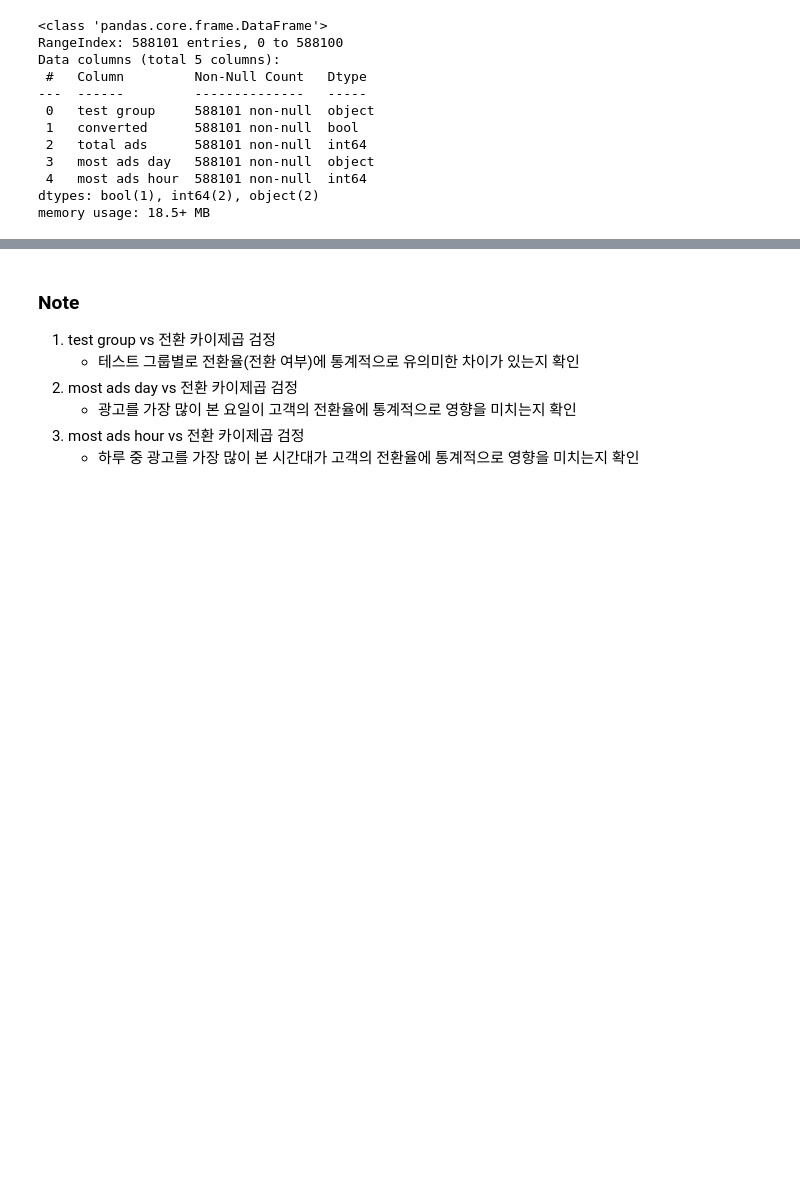
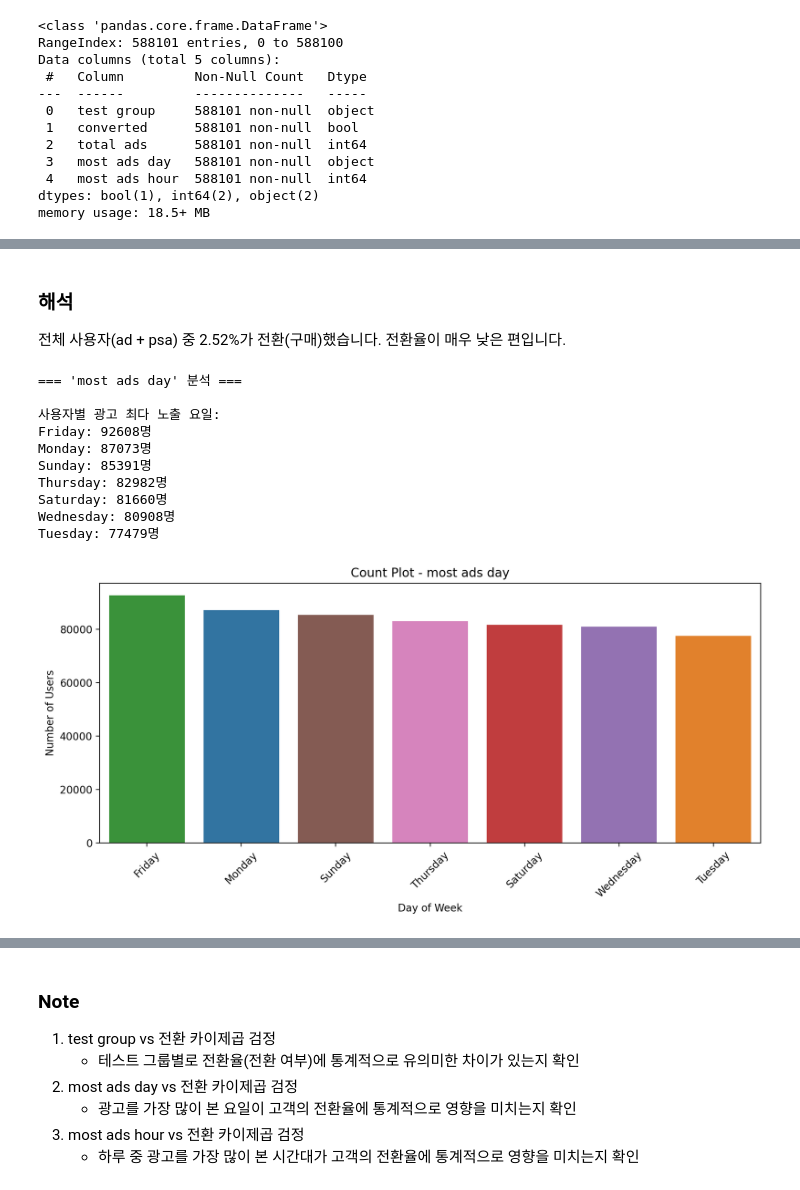
Before and after one commit to wIlloS2tree/portfolio, a Jupyter notebook: marketing-ab-testing-analysis/marketing_ab_testing.ipynb, the cells around one changed output, grey strips where cells are left out. Cells and saved outputs as stored; diff of their text form; code cells hidden in the pictures; blank space fills up the shorter version.

```diff
--- a/marketing-ab-testing-analysis/marketing_ab_testing.ipynb
+++ b/marketing-ab-testing-analysis/marketing_ab_testing.ipynb
@@ -860,0 +220,45 @@ Chi-squared test for most ads day vs converted:
+# %% [markdown]
+### 해석
+
+전체 사용자(ad + psa) 중 2.52%가 전환(구매)했습니다. 전환율이 매우 낮은 편입니다.
+# %%
+# 최다 광고 요일 분포 분석
+variable = 'most ads day'
+
+print(f"=== '{variable}' 분석 ===")
+
+day_stats = df_cate[variable].value_counts()
+
+print(f"\n사용자별 광고 최다 노출 요일:")
+for day, count in day_stats.items():
+    print(f"{day}: {count}명")
+
+# 시각화
+plt.figure(figsize=(10,5),dpi=200)
+
+order = df_cate[variable].value_counts().index
+
+# 카운트 플롯
+sns.countplot(x=variable,data=df_cate,order=order,
+              hue=variable,palette='tab10',legend=False)
+plt.title(f"Count Plot - {variable}")
+plt.xlabel('Day of Week')
+plt.ylabel('Number of Users')
+plt.xticks(rotation=45)
+
+
+# 레이아웃 조정
+plt.tight_layout()
+plt.show()
+# %% [output]
+=== 'most ads day' 분석 ===
+
+사용자별 광고 최다 노출 요일:
+Friday: 92608명
+Monday: 87073명
+Sunday: 85391명
+Thursday: 82982명
+Saturday: 81660명
+Wednesday: 80908명
+Tuesday: 77479명
+[figure, added]
```
Also changed, not shown: parts of 76 cells of this notebook, 1 other file.
